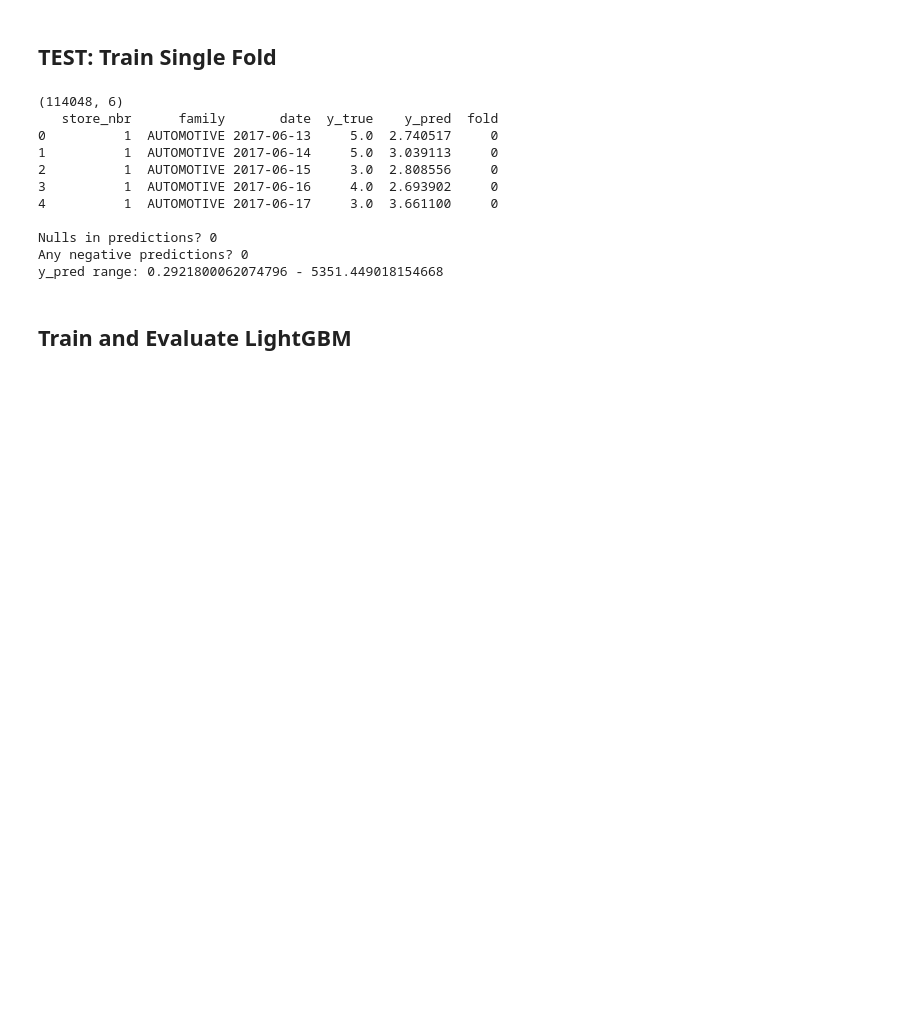
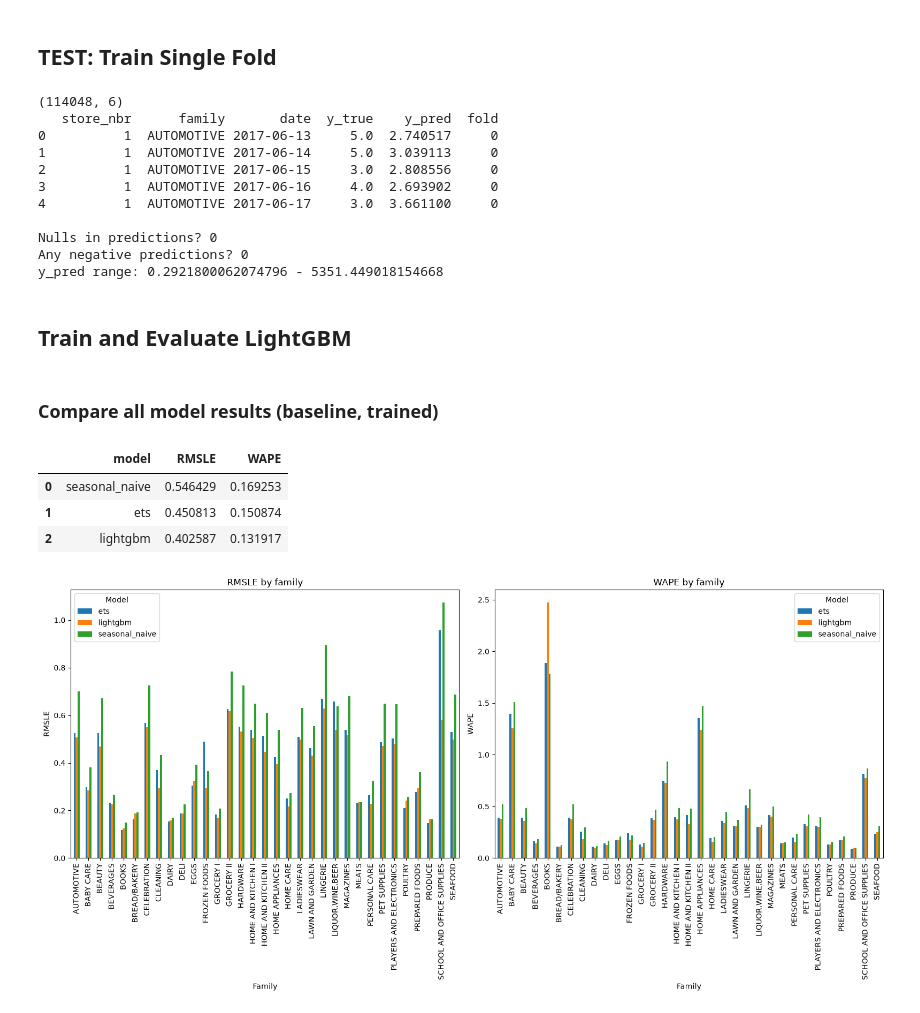
Before and after one commit to jandersen12/favorita-demand-forecasting, a Jupyter notebook: notebooks/03-lightgbm.ipynb, the cells around one changed output. Drawn from its saved outputs; the diff is of its cells as text; code cells hidden in the pictures; blank space fills up the shorter version.

Commit message:
PHASE 3: completed full lightgbm trained model, need to finish analysis writeup

```diff
--- a/notebooks/03-lightgbm.ipynb
+++ b/notebooks/03-lightgbm.ipynb
@@ -133,3 +134,36 @@ y_pred range: 0.2921800062074796 - 5351.449018154668
 # %%
 lgbm_preds = evaluate_lgbm(train, stores, oil, holidays)
 lgbm_overall, lgbm_family = score_table(lgbm_preds, "lightgbm")
+# %% [markdown]
+### Compare all model results (baseline, trained)
+# %%
+baseline_scores = pd.read_csv("../outputs/results/baseline_scores.csv")
+family_scores = pd.read_csv("../outputs/results/baseline_scores_by_family.csv")
+
+results = pd.concat([baseline_scores, lgbm_overall], ignore_index=True)
+by_family = pd.concat([family_scores, lgbm_family], ignore_index=True)
+
+results.to_csv("../outputs/results/model_scores.csv", index=False)
+by_family.to_csv("../outputs/results/model_scores_by_family.csv", index=False)
+
+results
+# %% [output]
+|  | model | RMSLE | WAPE |
+| 0 | seasonal_naive | 0.546429 | 0.169253 |
+| 1 | ets | 0.450813 | 0.150874 |
+| 2 | lightgbm | 0.402587 | 0.131917 |
+# %%
+fig, axes = plt.subplots(1, 2, figsize=(16,8))
+for ax, metric in zip(axes, ["RMSLE", "WAPE"]):
+    pivot = (by_family).pivot(index="family", columns="model", values= metric)
+    pivot.plot(kind="bar", stacked=False, ax=ax)
+    ax.set_title(f"{metric} by family")
+    ax.set_xlabel("Family")
+    ax.set_ylabel(metric)
+    ax.tick_params(axis="x", rotation=90)
+    ax.legend(title="Model")
+
+plt.tight_layout()
+plt.show()
+# %% [output]
+[figure, added]
```
Also changed, not shown: parts of 6 cells of this notebook, 2 other files.
